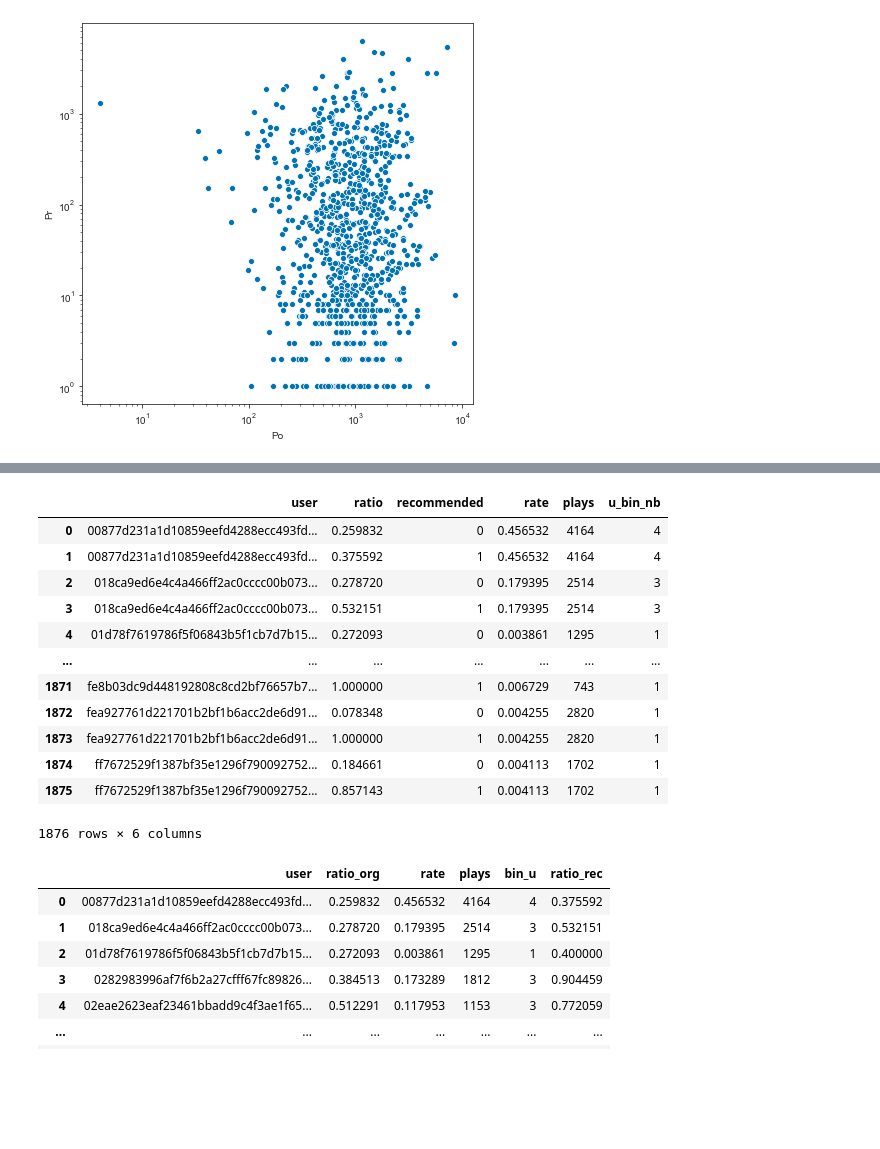
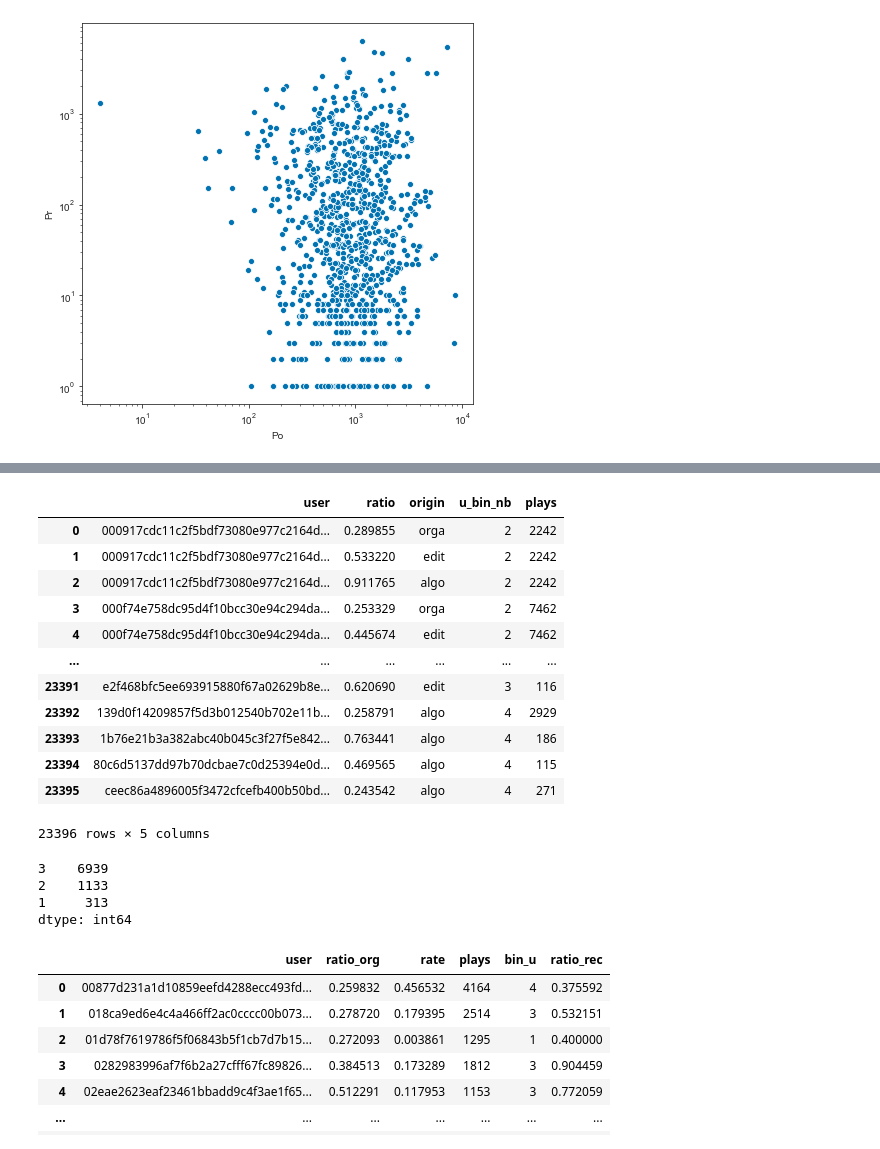
Before and after one commit to QuVil/cmb-recommendation, a Jupyter notebook: src/analysis/exploratory.ipynb, the cells around one changed output, grey strips where cells are left out. Cells and saved outputs as stored; diff of their text form; code cells hidden in the pictures; blank space fills up the shorter version.

```diff
--- a/src/analysis/exploratory.ipynb
+++ b/src/analysis/exploratory.ipynb
@@ -59,10 +56,7 @@ def get_sp_binned(clean_data, obs_threshold=7):
     songs_data = songs_data.groupby(["user_id", "bin_mn"]).size().divide(songs_data.sum(level=["user_id", "bin_mn"]))
     return songs_data
 # %%
-FILE_NAME = "../../data/data_binned_clean.csv"
-
-MIN_REC = 17
-MIN_ORG = 83
+FILE_NAME = "../../data/spring2020/all_binned.csv"
 
 MU_BINS = np.arange(1, 5, 1)
 
@@ -136,19 +130,29 @@ plt.savefig("../../results/plays_rec_org_loglog.pdf")
 # %%
 print("Computing diversity ratio...")
-rec_data = get_songs_data(data, recommended=True, obs_threshold=0)
-org_data = get_songs_data(data, recommended=False, obs_threshold=0)
+edi_data = get_songs_data(data, origin="edit")
+org_data = get_songs_data(data, origin="orga")
+alg_data = get_songs_data(data, origin="algo")
 
 print("Organizing data...")
 # get_songs_data produces a pd.Series, which we turn into a DataFrame before adjusting some column names
 org_data = org_data.to_frame()
-rec_data = rec_data.to_frame()
+edi_data = edi_data.to_frame()
+alg_data = alg_data.to_frame()
+
 org_data.index.names = ["user"]
-rec_data.index.names = ["user"]
+edi_data.index.names = ["user"]
+alg_data.index.names = ["user"]
+
 org_data.columns = ["ratio"]
-rec_data.columns = ["ratio"]
-org_data["recommended"] = 0
-rec_data["recommended"] = 1
-org_data = pd.concat([org_data, rec_data])
+edi_data.columns = ["ratio"]
+alg_data.columns = ["ratio"]
+
+org_data["origin"] = "orga"
+edi_data["origin"] = "edit"
+alg_data["origin"] = "algo"
+
+# Should definitely not use org_data as a name for all data but dang how I don't wanna reformat all the code below
+org_data = pd.concat([org_data, edi_data, alg_data])
 org_data = org_data.reset_index()
 
 org_data
@@ -171,4 +175,4 @@ Organizing data...
 # %%
 # Remove singletons
-org_data = org_data[org_data.groupby("user").user.transform(len) > 1]
-org_data
+# org_data = org_data[org_data.groupby("user").user.transform(len) > 2]
+# org_data
@@ -189,23 +179,30 @@ org_data
 # %%
 # Adding user bins
 u_bins = pd.read_csv("../../data/user_bins.csv")
-u_bins.columns = ["user", "rate", "plays", "u_bin_nb"]
+u_bins.columns = ["user", "u_bin_nb", "plays"]
 org_data = org_data.merge(u_bins, on="user")
 org_data
 # %% [output]
-|  | user | ratio | recommended | rate | plays | u_bin_nb |
-| 0 | 00877d231a1d10859eefd4288ecc493fd... | 0.259832 | 0 | 0.456532 | 4164 | 4 |
-| 1 | 00877d231a1d10859eefd4288ecc493fd... | 0.375592 | 1 | 0.456532 | 4164 | 4 |
-| 2 | 018ca9ed6e4c4a466ff2ac0cccc00b073... | 0.278720 | 0 | 0.179395 | 2514 | 3 |
-| 3 | 018ca9ed6e4c4a466ff2ac0cccc00b073... | 0.532151 | 1 | 0.179395 | 2514 | 3 |
-| 4 | 01d78f7619786f5f06843b5f1cb7d7b15... | 0.272093 | 0 | 0.003861 | 1295 | 1 |
-| ... | ... | ... | ... | ... | ... | ... |
-| 1871 | fe8b03dc9d448192808c8cd2bf76657b7... | 1.000000 | 1 | 0.006729 | 743 | 1 |
-| 1872 | fea927761d221701b2bf1b6acc2de6d91... | 0.078348 | 0 | 0.004255 | 2820 | 1 |
-| 1873 | fea927761d221701b2bf1b6acc2de6d91... | 1.000000 | 1 | 0.004255 | 2820 | 1 |
-| 1874 | ff7672529f1387bf35e1296f790092752... | 0.184661 | 0 | 0.004113 | 1702 | 1 |
-| 1875 | ff7672529f1387bf35e1296f790092752... | 0.857143 | 1 | 0.004113 | 1702 | 1 |
+|  | user | ratio | origin | u_bin_nb | plays |
+| 0 | 000917cdc11c2f5bdf73080e977c2164d... | 0.289855 | orga | 2 | 2242 |
+| 1 | 000917cdc11c2f5bdf73080e977c2164d... | 0.533220 | edit | 2 | 2242 |
+| 2 | 000917cdc11c2f5bdf73080e977c2164d... | 0.911765 | algo | 2 | 2242 |
+| 3 | 000f74e758dc95d4f10bcc30e94c294da... | 0.253329 | orga | 2 | 7462 |
+| 4 | 000f74e758dc95d4f10bcc30e94c294da... | 0.445674 | edit | 2 | 7462 |
+| ... | ... | ... | ... | ... | ... |
+| 23391 | e2f468bfc5ee693915880f67a02629b8e... | 0.620690 | edit | 3 | 116 |
+| 23392 | 139d0f14209857f5d3b012540b702e11b... | 0.258791 | algo | 4 | 2929 |
+| 23393 | 1b76e21b3a382abc40b045c3f27f5e842... | 0.763441 | algo | 4 | 186 |
+| 23394 | 80c6d5137dd97b70dcbae7c0d25394e0d... | 0.469565 | algo | 4 | 115 |
+| 23395 | ceec86a4896005f3472cfcefb400b50bd... | 0.243542 | algo | 4 | 271 |
-1876 rows × 6 columns
+23396 rows × 5 columns
+# %%
+org_data.groupby("user").size().value_counts()
+# %% [output]
+3    6939
+2    1133
+1     313
+dtype: int64
 # %%
 # Grouping data into one df
 ratio_data = org_data[org_data["recommended"] == 0].merge(org_data[org_data["recommended"] == 1][["user", "ratio"]], on="user").drop("recommended", axis=1)
```
Also changed, not shown: parts of 22 cells of this notebook, 21 other files.
